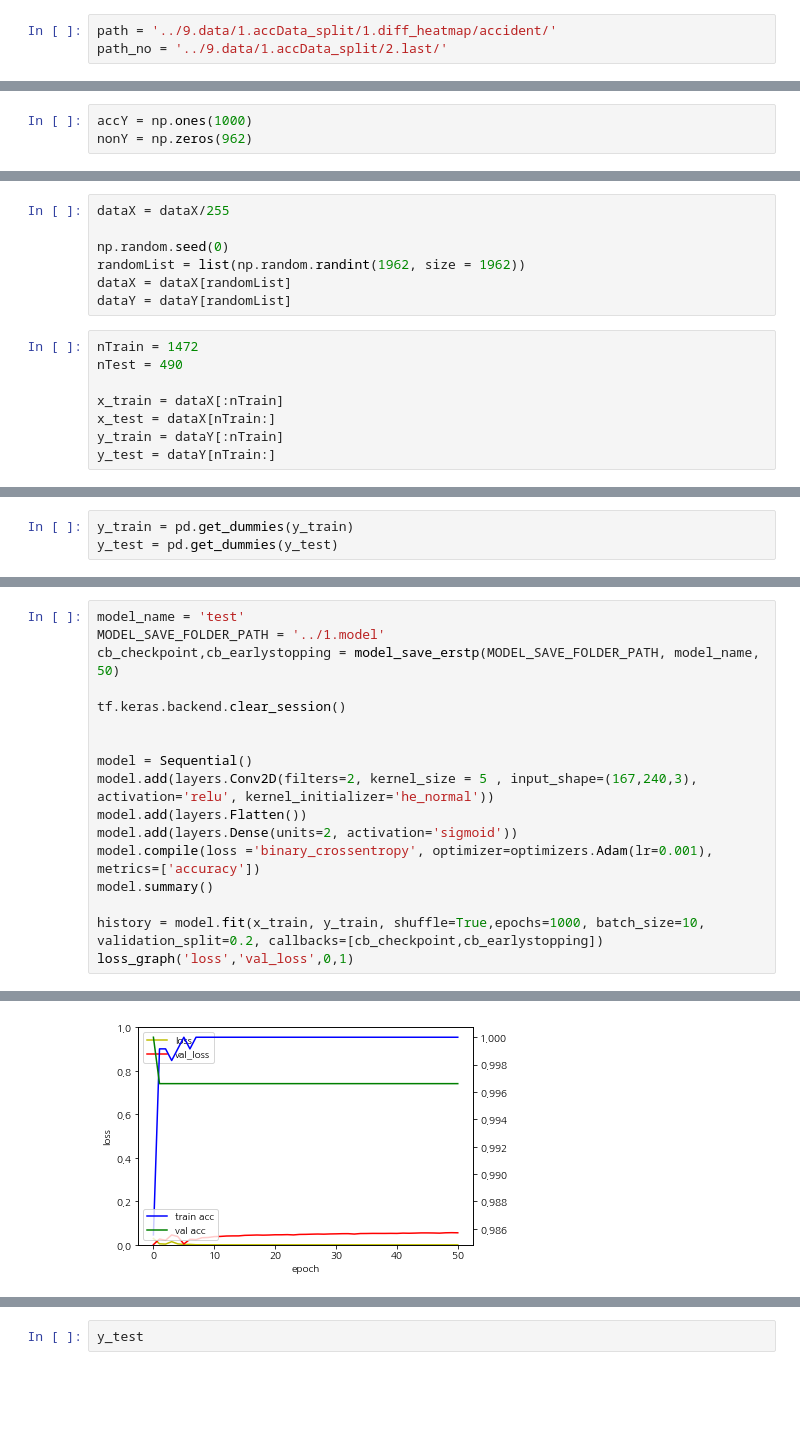
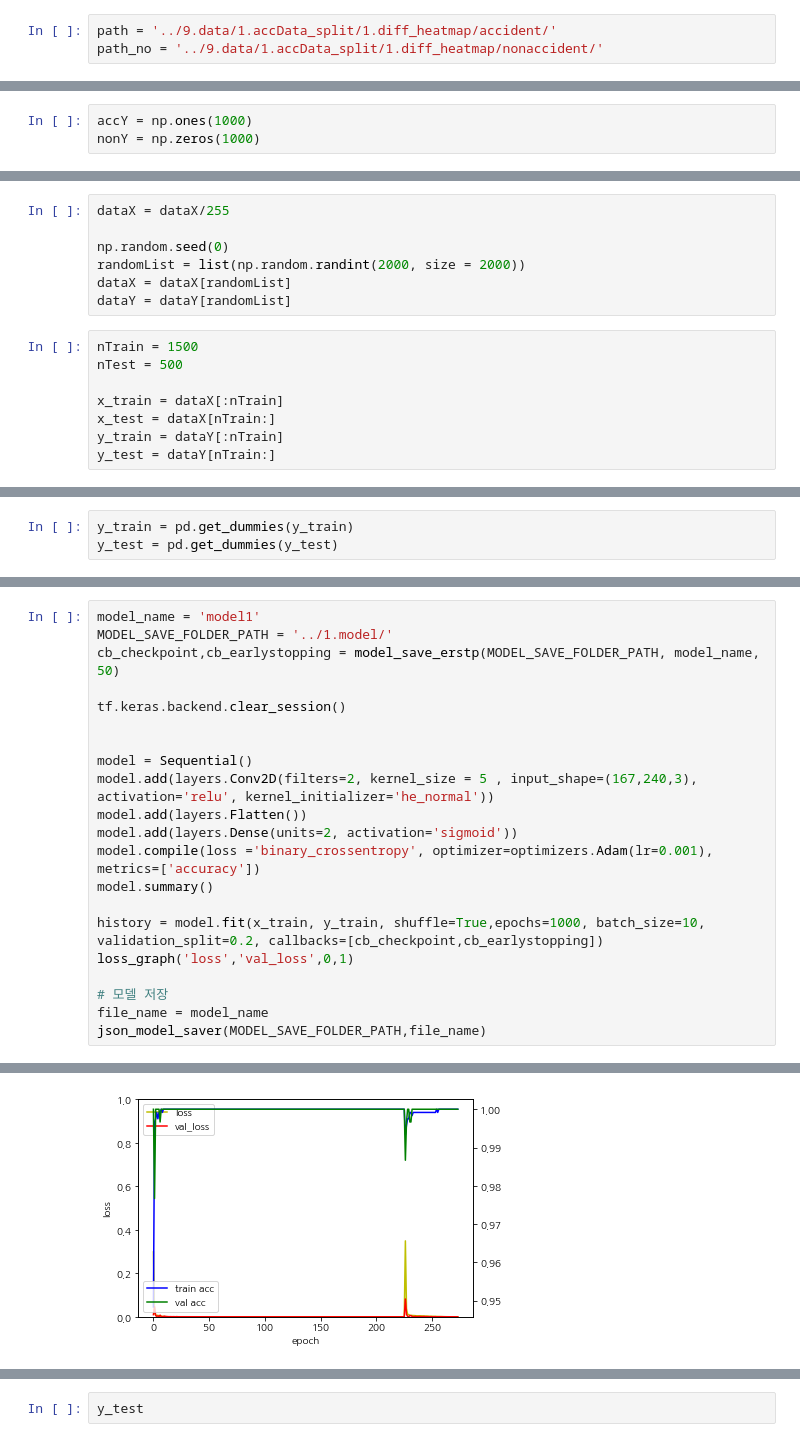
Before and after one commit to bok9504/Lab_work, a Jupyter notebook: 3. 모델 구축.ipynb, the cells around one changed output, grey strips where cells are left out. Saved outputs shown, nothing was run; the diff lists cells and outputs as text; blank space fills up the shorter version.

```diff
--- a/3. 모델 구축.ipynb
+++ b/3. 모델 구축.ipynb
@@ -64,7 +64,7 @@ def json_model_saver(MODEL_SAVE_FOLDER_PATH,file_name):
     return print("Saved model to disk : "+ file_name +'.h5')
 # %%
 path = '../9.data/1.accData_split/1.diff_heatmap/accident/'
-path_no = '../9.data/1.accData_split/2.last/'
+path_no = '../9.data/1.accData_split/1.diff_heatmap/nonaccident/'
 # %%
 accList = os.listdir(path)
 nonList = os.listdir(path_no)
@@ -100,7 +100,7 @@ for i in nonList:
         nonImg = np.concatenate((nonImg, temp), axis=0)
 # %%
 accY = np.ones(1000)
-nonY = np.zeros(962)
+nonY = np.zeros(1000)
 # %%
 dataX = np.concatenate([accImg, nonImg])
 dataY = np.concatenate([accY, nonY])
@@ -108,12 +108,12 @@ dataY = np.concatenate([accY, nonY])
 dataX = dataX/255
 
 np.random.seed(0)
-randomList = list(np.random.randint(1962, size = 1962))
+randomList = list(np.random.randint(2000, size = 2000))
 dataX = dataX[randomList]
 dataY = dataY[randomList]
 # %%
-nTrain = 1472
-nTest = 490
+nTrain = 1500
+nTest = 500
 
 x_train = dataX[:nTrain]
 x_test = dataX[nTrain:]
@@ -133,6 +133,6 @@ y_train.shape
 # %%
-model_name = 'test'
-MODEL_SAVE_FOLDER_PATH = '../1.model'
+model_name = 'model1'
+MODEL_SAVE_FOLDER_PATH = '../1.model/'
 cb_checkpoint,cb_earlystopping = model_save_erstp(MODEL_SAVE_FOLDER_PATH, model_name, 50)
 
 tf.keras.backend.clear_session()
@@ -147,6 +147,10 @@ model.summary()
 
 history = model.fit(x_train, y_train, shuffle=True,epochs=1000, batch_size=10, validation_split=0.2, callbacks=[cb_checkpoint,cb_earlystopping])
 loss_graph('loss','val_loss',0,1)
+
+# 모델 저장
+file_name = model_name
+json_model_saver(MODEL_SAVE_FOLDER_PATH,file_name)
 # %% [output]
 Model: "sequential"
 _________________________________________________________________
@@ -168 +172 @@ Epoch 00051: early stopping
-[figure, old version]
+[figure, new version]
```
Also changed, not shown: parts of 3 cells of this notebook.
